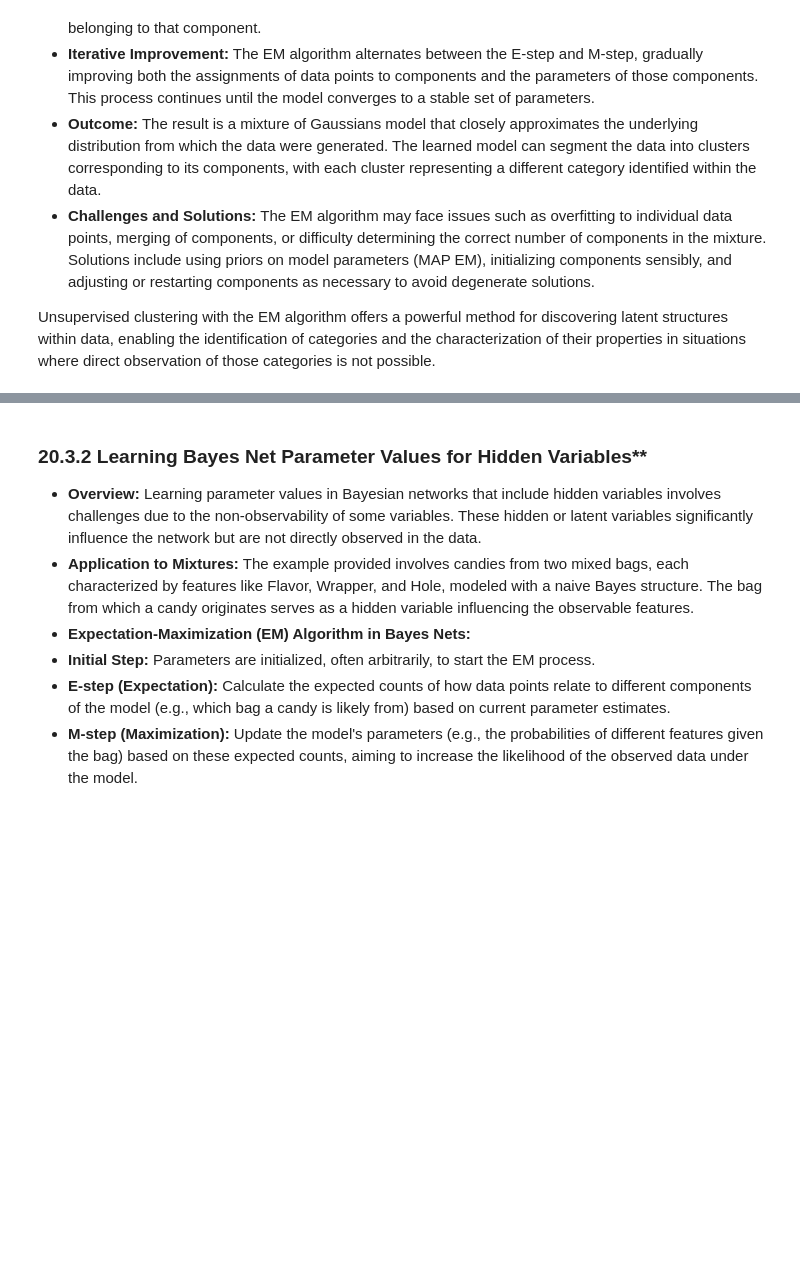
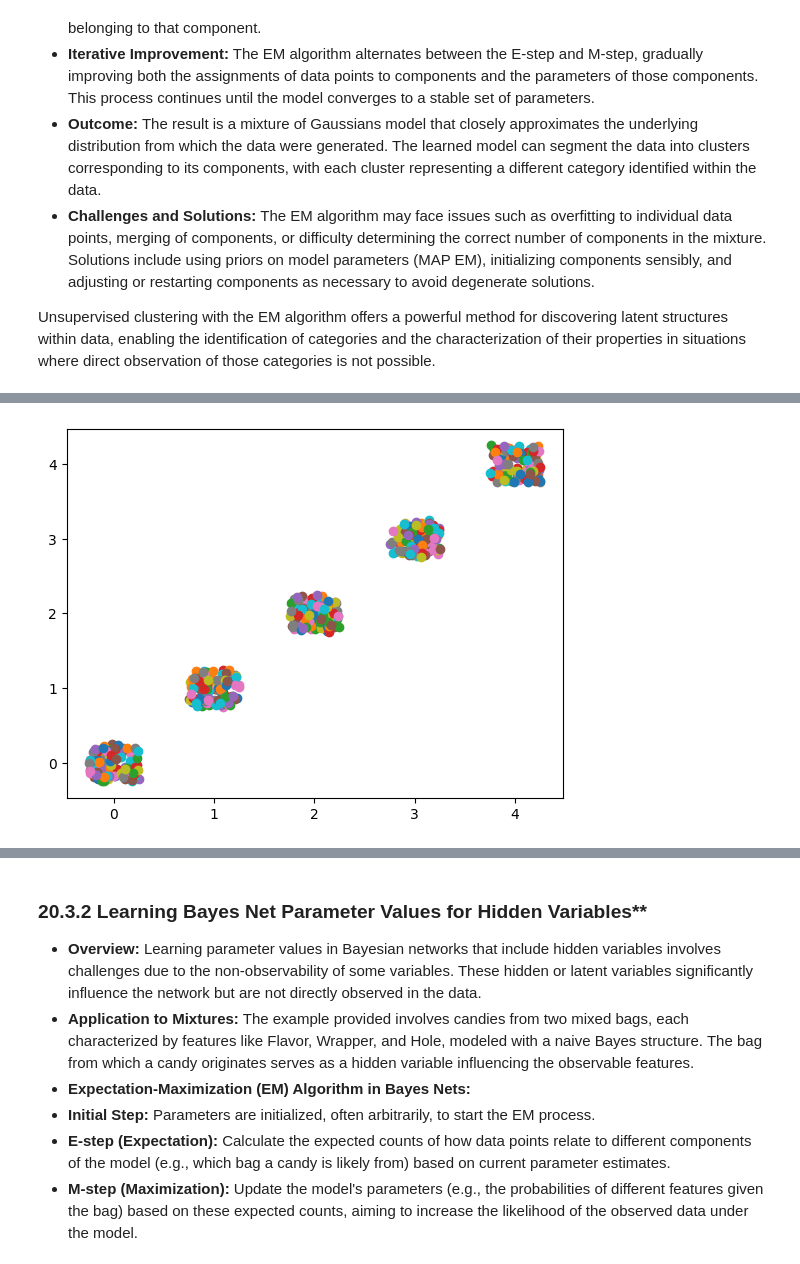
Before and after one commit to ValRCS/RBS_PBM773_Introduction_to_AI, a Jupyter notebook: notebooks/ch20_learning_probabilistic_models.ipynb, the cells around one changed output, grey strips where cells are left out. Drawn from its saved outputs; the diff is of its cells as text; code cells hidden in the pictures; blank space fills up the shorter version.

```diff
--- a/notebooks/ch20_learning_probabilistic_models.ipynb
+++ b/notebooks/ch20_learning_probabilistic_models.ipynb
@@ -338,0 +388,14 @@ Unsupervised clustering with the EM algorithm offers a powerful method for disco
+# %%
+# let's create some data that is clustered around 5 centroids
+data = []
+for i in range(5):
+    for j in range(100):
+        data.append([i+random.random()/2-0.25, i+random.random()/2-0.25])
+
+# let's plot this data
+import matplotlib.pyplot as plt
+for d in data:
+    plt.scatter(d[0], d[1])
+plt.show()
+# %% [output]
+[figure, added]
```
Also changed, not shown: parts of 10 cells of this notebook.
